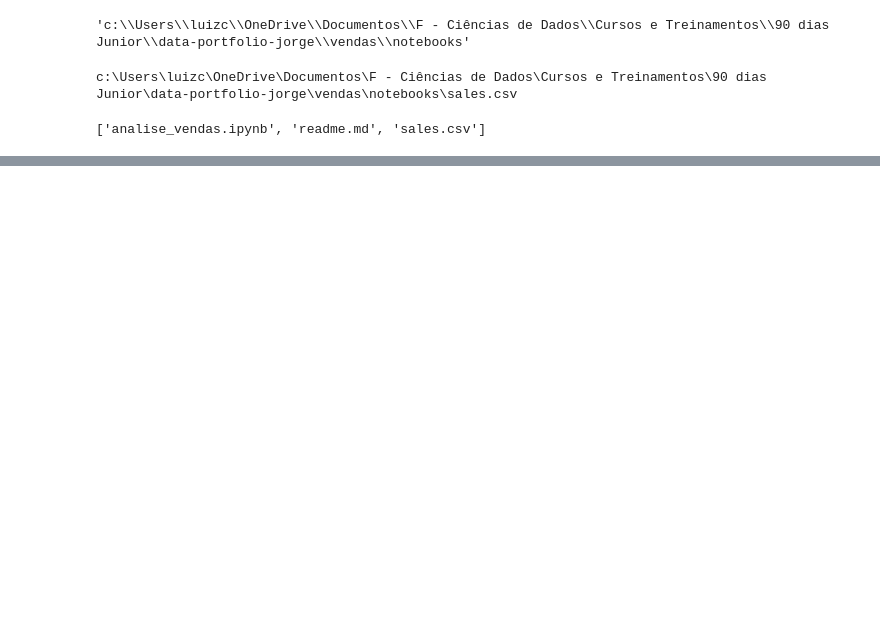
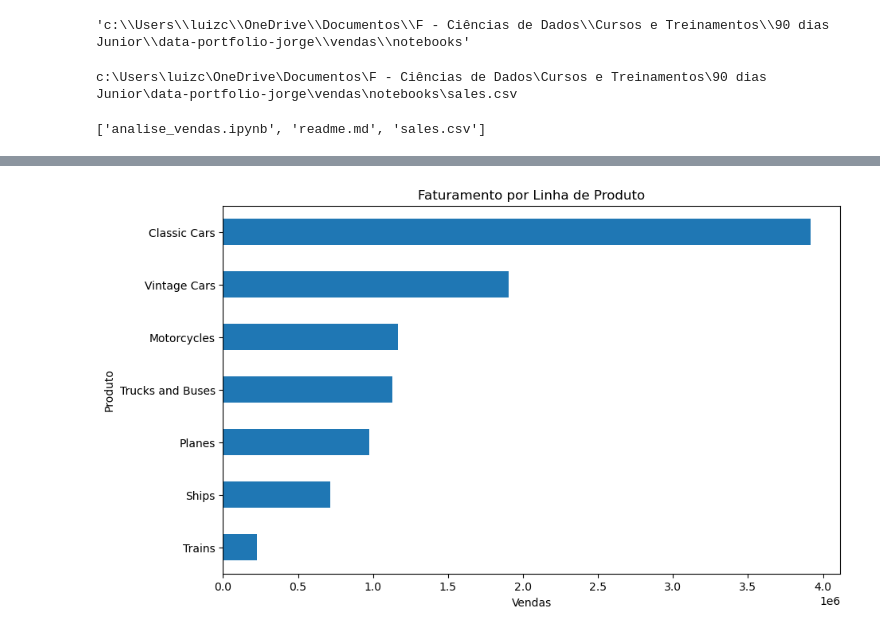
Before and after one commit to Jorge-print/data-portfolio-jorge, a Jupyter notebook: vendas/notebooks/analise_vendas.ipynb, the cells around one changed output, grey strips where cells are left out. Saved outputs shown, nothing was run; the diff lists cells and outputs as text; code cells hidden in the pictures; blank space fills up the shorter version.

```diff
--- a/vendas/notebooks/analise_vendas.ipynb
+++ b/vendas/notebooks/analise_vendas.ipynb
@@ -23,0 +65,3 @@ df = pd.read_csv("sales.csv", encoding="latin1")
+# %%
+df["ORDERDATE"] = pd.to_datetime(df["ORDERDATE"])
+df.info()
@@ -23,0 +123,12 @@ df = pd.read_csv("sales.csv", encoding="latin1")
+# %%
+import matplotlib.pyplot as plt
+
+vendas_produto = df.groupby("PRODUCTLINE")["SALES"].sum().sort_values()
+
+vendas_produto.plot(kind="barh", figsize=(10,6))
+plt.title("Faturamento por Linha de Produto")
+plt.xlabel("Vendas")
+plt.ylabel("Produto")
+plt.show()
+# %% [output]
+[figure, added]
```
Also changed, not shown: parts of 7 cells of this notebook.
